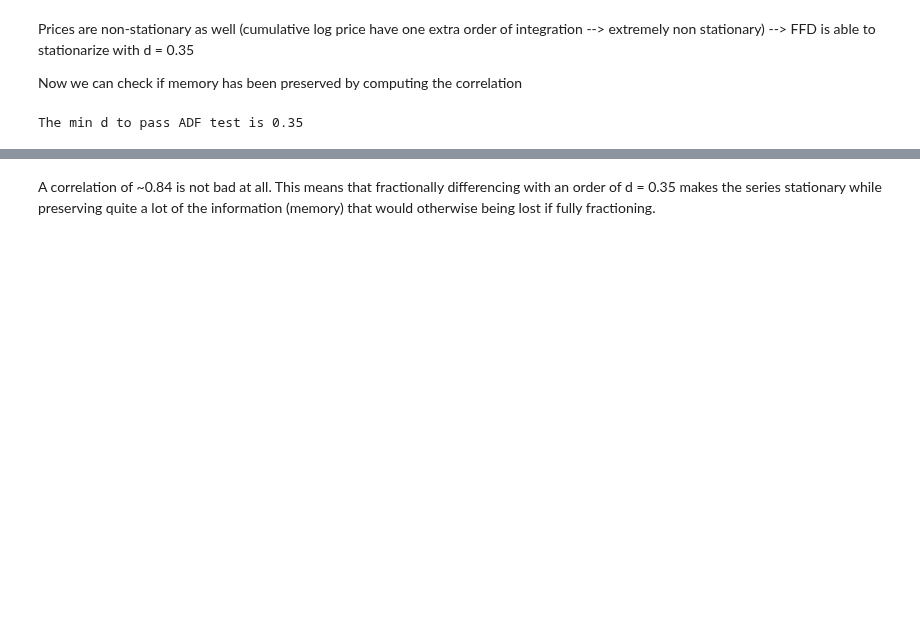
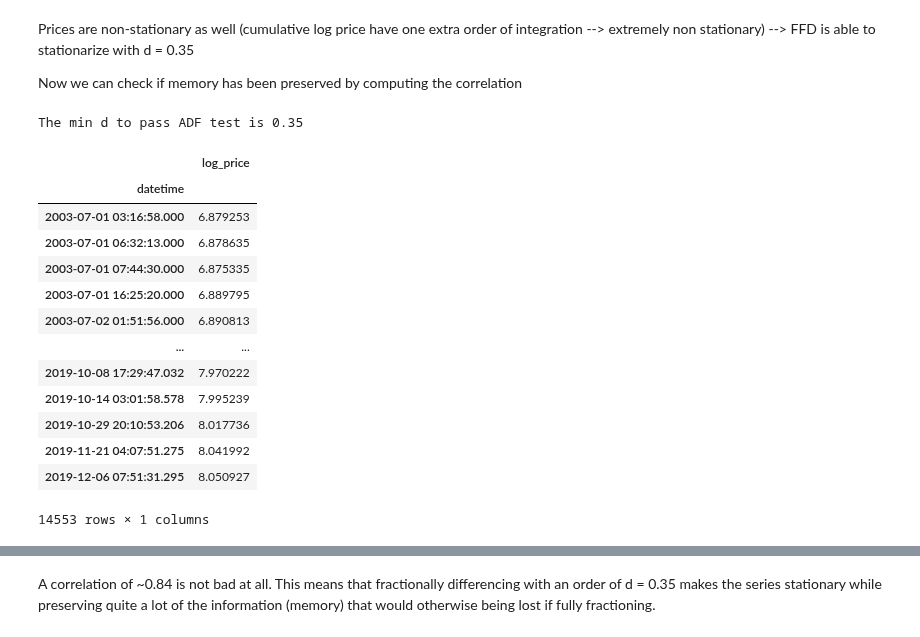
Before and after one commit to dgalassi99/quant-lab, a Jupyter notebook: book_projects/Advances_Financial_Machine_Learning/projects/Classification_with_fracdiff.ipynb, the cells around one changed output, grey strips where cells are left out. Saved outputs shown, nothing was run; the diff lists cells and outputs as text; code cells hidden in the pictures; blank space fills up the shorter version.

```diff
--- a/book_projects/Advances_Financial_Machine_Learning/projects/Classification_with_fracdiff.ipynb
+++ b/book_projects/Advances_Financial_Machine_Learning/projects/Classification_with_fracdiff.ipynb
@@ -242 +227,18 @@ series_fd = fracDiff_FFD(original_series, d=d_optimal, thres=tau)
+# %%
+original_series
+# %% [output]
+|  | log_price |
+| datetime |  |
+| 2003-07-01 03:16:58.000 | 6.879253 |
+| 2003-07-01 06:32:13.000 | 6.878635 |
+| 2003-07-01 07:44:30.000 | 6.875335 |
+| 2003-07-01 16:25:20.000 | 6.889795 |
+| 2003-07-02 01:51:56.000 | 6.890813 |
+| ... | ... |
+| 2019-10-08 17:29:47.032 | 7.970222 |
+| 2019-10-14 03:01:58.578 | 7.995239 |
+| 2019-10-29 20:10:53.206 | 8.017736 |
+| 2019-11-21 04:07:51.275 | 8.041992 |
+| 2019-12-06 07:51:31.295 | 8.050927 |
+14553 rows × 1 columns
 # %%
```
Also changed, not shown: parts of 46 cells of this notebook, 3 other files.
